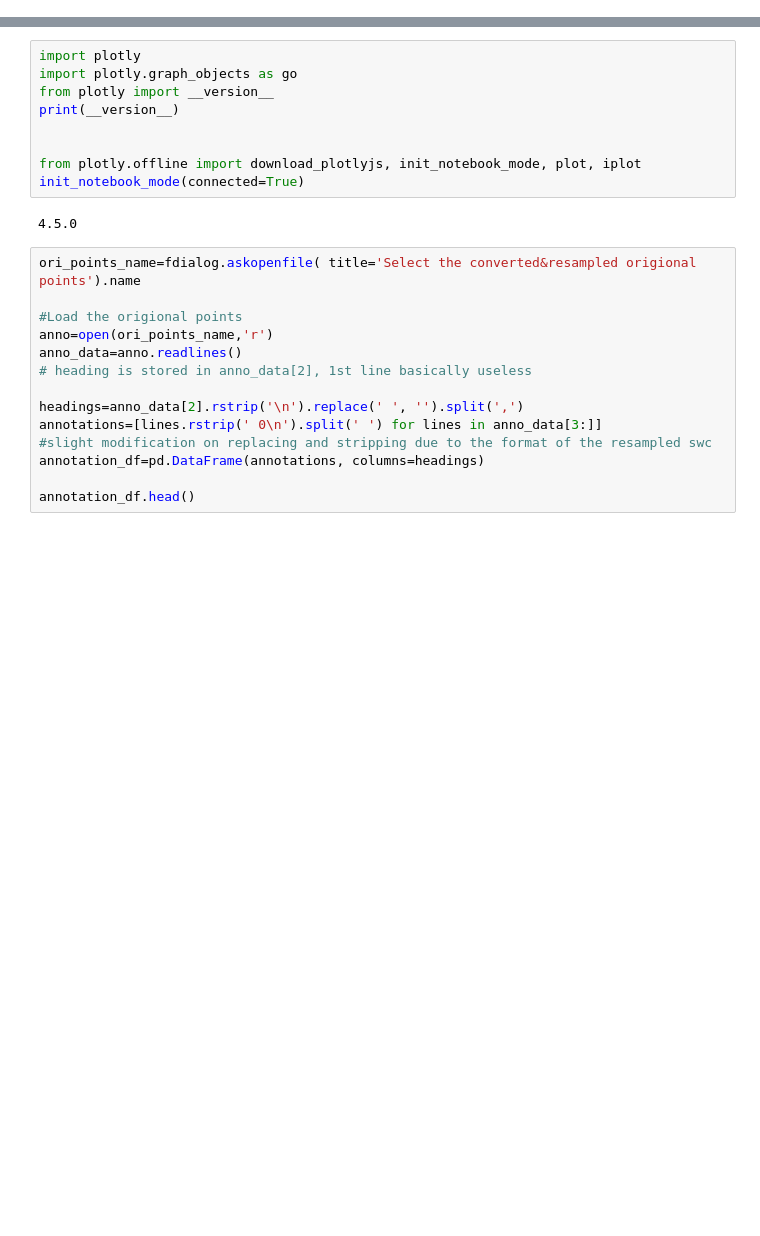
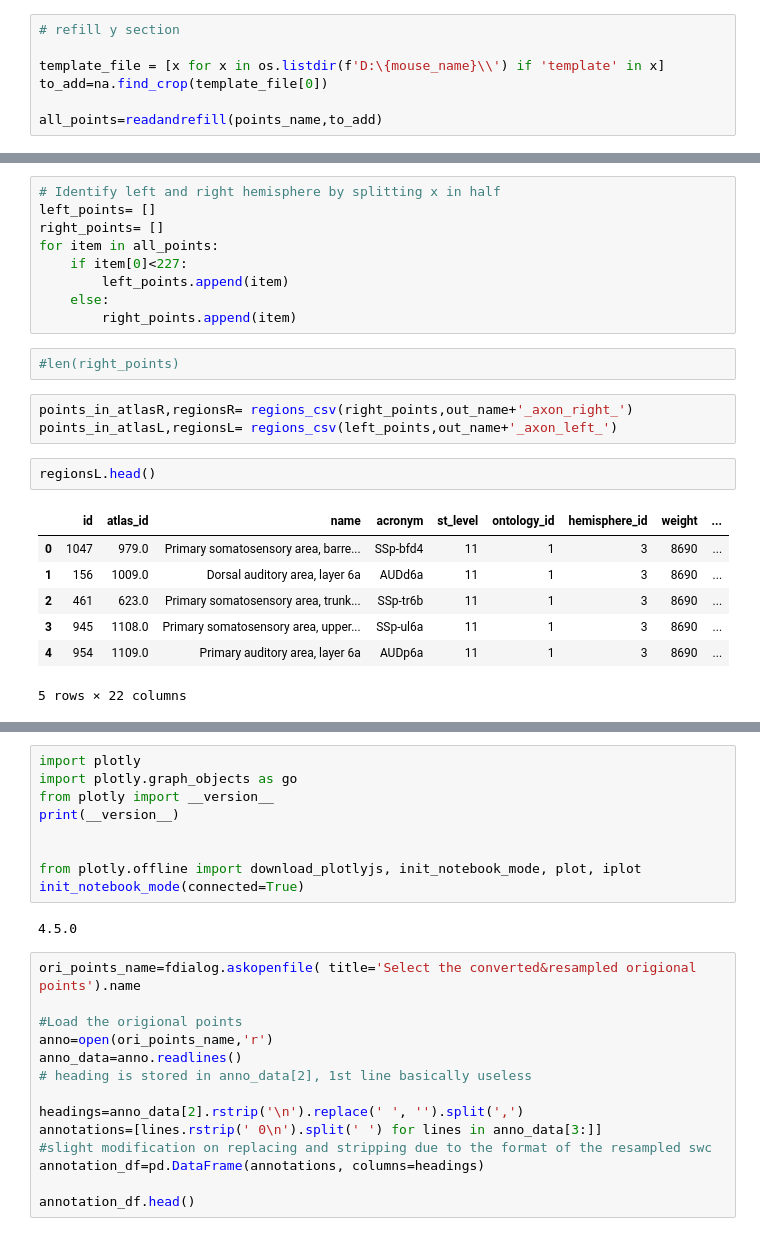
Before and after one commit to YANQI-LIU/Image_Registration, a Jupyter notebook: GetLocationsOfAnnotation.ipynb, the cells around one changed output, grey strips where cells are left out. Cells and saved outputs as stored; diff of their text form; blank space fills up the shorter version.

```diff
--- a/GetLocationsOfAnnotation.ipynb
+++ b/GetLocationsOfAnnotation.ipynb
@@ -299,0 +163,7 @@ D:/AL126/AL126_DSpoints.tif
+# %%
+# refill y section
+
+template_file = [x for x in os.listdir(f'D:\{mouse_name}\\') if 'template' in x]
+to_add=na.find_crop(template_file[0])
+
+all_points=readandrefill(points_name,to_add)
@@ -299,0 +174,24 @@ D:/AL126/AL126_DSpoints.tif
+# %%
+# Identify left and right hemisphere by splitting x in half
+left_points= []
+right_points= []
+for item in all_points:
+    if item[0]<227:
+        left_points.append(item)
+    else:
+        right_points.append(item)
+# %%
+#len(right_points)
+# %%
+points_in_atlasR,regionsR= regions_csv(right_points,out_name+'_axon_right_')
+points_in_atlasL,regionsL= regions_csv(left_points,out_name+'_axon_left_')
+# %%
+regionsL.head()
+# %% [output]
+|  | id | atlas_id | name | acronym | st_level | ontology_id | hemisphere_id | weight | ... |
+| 0 | 1047 | 979.0 | Primary somatosensory area, barre... | SSp-bfd4 | 11 | 1 | 3 | 8690 | ... |
+| 1 | 156 | 1009.0 | Dorsal auditory area, layer 6a | AUDd6a | 11 | 1 | 3 | 8690 | ... |
+| 2 | 461 | 623.0 | Primary somatosensory area, trunk... | SSp-tr6b | 11 | 1 | 3 | 8690 | ... |
+| 3 | 945 | 1108.0 | Primary somatosensory area, upper... | SSp-ul6a | 11 | 1 | 3 | 8690 | ... |
+| 4 | 954 | 1109.0 | Primary auditory area, layer 6a | AUDp6a | 11 | 1 | 3 | 8690 | ... |
+5 rows × 22 columns
```
Also changed, not shown: parts of 43 cells of this notebook.
